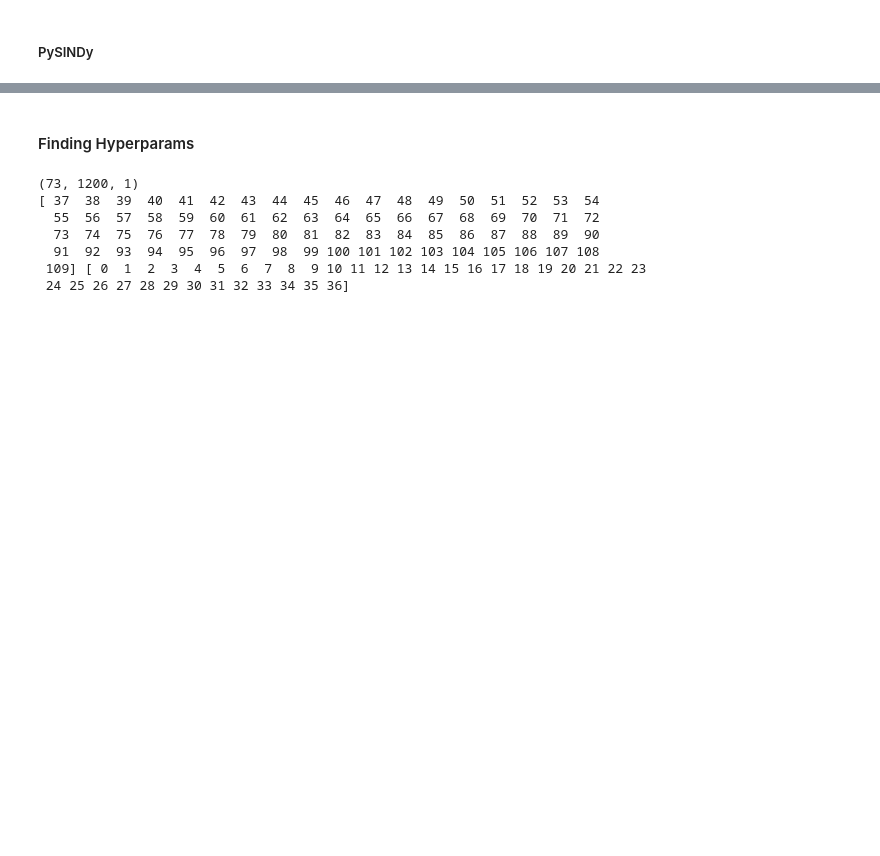
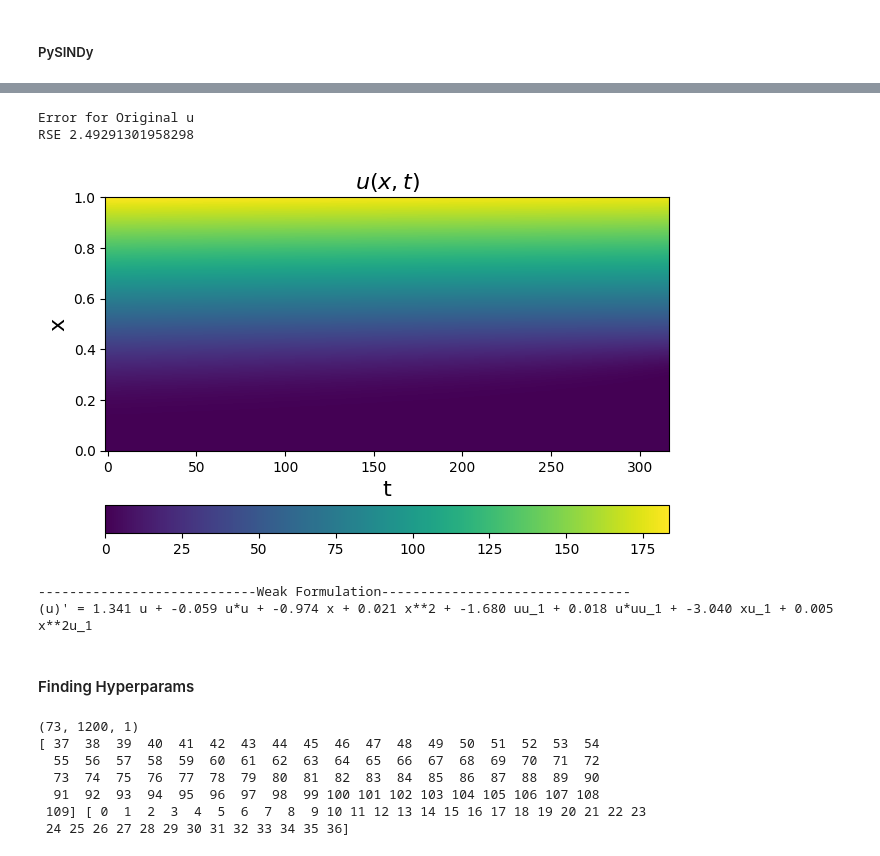
Before and after one commit to brunoCCOS/bs-find-with-sindy, a Jupyter notebook: src/SINDy_precificacao_derivativos_sinteticos.ipynb, the cells around one changed output, grey strips where cells are left out. Cells and saved outputs as stored; diff of their text form; code cells hidden in the pictures; blank space fills up the shorter version.

Commit message:
Interpolation

```diff
--- a/src/SINDy_precificacao_derivativos_sinteticos.ipynb
+++ b/src/SINDy_precificacao_derivativos_sinteticos.ipynb
@@ -342,0 +360,12 @@ RMSE 2292.964572002016
+# %%
+num_rows_to_sample = 30
+num_columns_to_sample = 30
+
+# Generate random indices
+random_rows = np.random.choice(u.shape[0], num_rows_to_sample, replace=False)
+random_columns = np.random.choice(u.shape[1], num_columns_to_sample, replace=False)
+
+# Subsample the matrix
+subsampled_u = u[random_rows][:, random_columns].reshape((len(random_rows),len(random_columns)))
+subsampled_x = x[random_rows]
+subsampled_t = t[random_columns]
@@ -342,0 +374,16 @@ RMSE 2292.964572002016
+# %%
+interpol_u = cubic_spline_interpolation(subsampled_u,subsampled_t,subsampled_x,110,1200)
+
+def bicubic_interpolation(u, x, y, a, b):
+    xi = np.linspace(min(x), max(x), a)
+    yi = np.linspace(min(y), max(y), b)
+    xi, yi = np.meshgrid(xi, yi)
+    print(xi.shape)
+    print(yi.shape)
+    print(x.shape)
+    print(y.shape)
+    print(u.T.shape)
+    return interpolate.griddata((x, y), u.T, (xi, yi), method='cubic')
+
+
+interpol_u = bicubic_interpolation(subsampled_u,subsampled_t,subsampled_x,110,1200)
@@ -366,3 +449,44 @@ def threshold_remove(data,coef,target,threshold = 0.1,axis=1):
+# %%
+# Plot u and u_dot
+plt.figure(figsize=(16, 16))
+plt.subplot(3, 2, 1)
+plt.pcolormesh(x, t, interpol_u)
+plt.xlabel("t", fontsize=16)
+plt.ylabel("x", fontsize=16)
+plt.title(r"$u(x, t)$", fontsize=16)
+plt.colorbar(orientation="horizontal")
+
+print('Error for Original u')
+print('RSE',np.sum((interpol_u.T - (u.reshape((u.shape[0],u.shape[1]))))**2)/np.sum((interpol_u.T - u.mean())**2))
+# %% [output]
+Error for Original u
+RSE 2.49291301958298
+[figure, added]
+# %%
+interpol_u_t = ps.FiniteDifference(axis=1,order = 25)._differentiate(interpol_u,t = dt)
+interpol_u_ = interpol_u.reshape(interpol_u.shape[1],interpol_u.shape[0],1)
+print('----------------------------Weak Formulation--------------------------------')
+
+library_functions = [lambda x: x, lambda x: x * x,lambda x: X.T,lambda x: X.T**2]
+library_function_names = [lambda x: x,lambda x: x + '*' + x,lambda x: 'x',lambda x: 'x**2']
+
+pde_lib = ps.WeakPDELibrary(
+    library_functions=library_functions,
+    function_names=library_function_names,
+    derivative_order=2,
+    spatiotemporal_grid=XT,
+    is_uniform=True,
+    K=500,
+)
+
+optimizer = ps.STLSQ(threshold=1e-2, alpha=1e5)
+
+model = ps.SINDy(feature_names = ['u'],feature_library=pde_lib, optimizer=optimizer)
+model.fit(interpol_u_)
+model.print()
+# %% [output]
+----------------------------Weak Formulation--------------------------------
+(u)' = 1.341 u + -0.059 u*u + -0.974 x + 0.021 x**2 + -1.680 uu_1 + 0.018 u*uu_1 + -3.040 xu_1 + 0.005 x**2u_1
 # %% [markdown]
 #### Finding Hyperparams
 # %%
```
Also changed, not shown: parts of 12 cells of this notebook, 4 other files.
